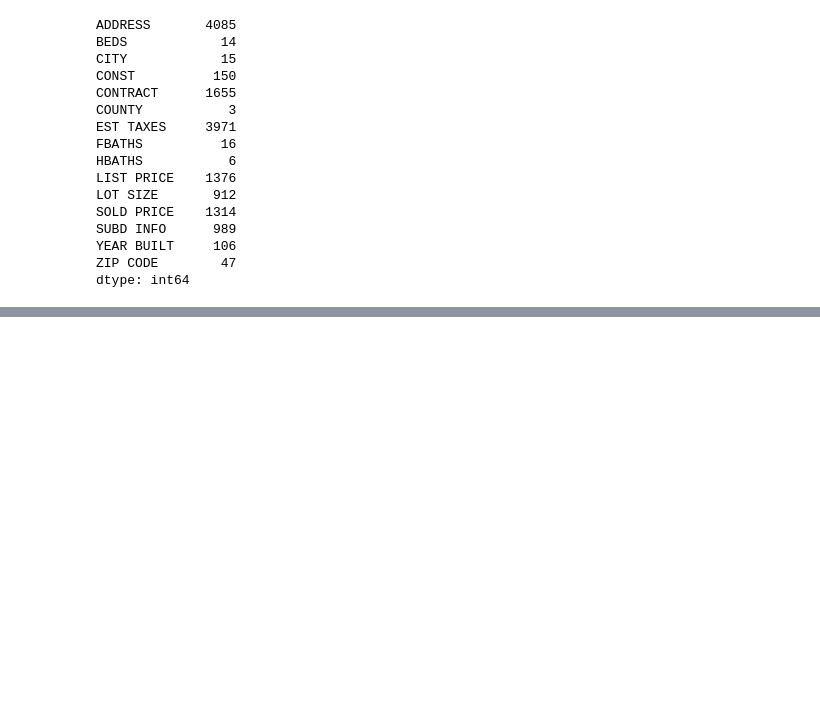
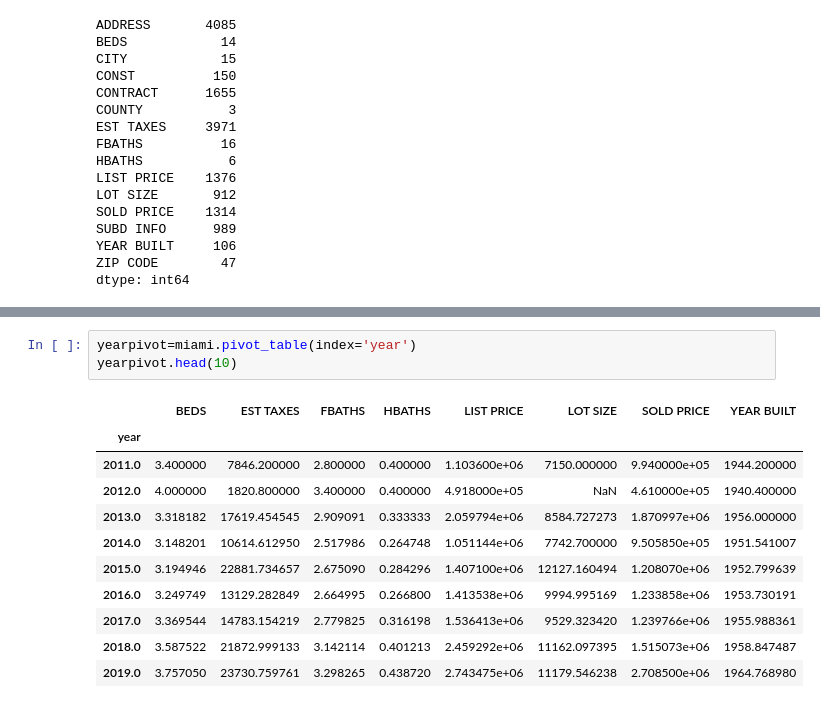
Before and after one commit to talalgedeon/Big-Data-Project, a Jupyter notebook: Miami Real Estate/Real Estate Data.ipynb, the cells around one changed output, grey strips where cells are left out. Drawn from its saved outputs; the diff is of its cells as text; blank space fills up the shorter version.

```diff
--- a/Miami Real Estate/Real Estate Data.ipynb
+++ b/Miami Real Estate/Real Estate Data.ipynb
@@ -207,0 +218,15 @@ miami.head()
+# %%
+yearpivot=miami.pivot_table(index='year')
+yearpivot.head(10)
+# %% [output]
+|  | BEDS | EST TAXES | FBATHS | HBATHS | LIST PRICE | LOT SIZE | SOLD PRICE | YEAR BUILT |
+| year |  |  |  |  |  |  |  |  |
+| 2011.0 | 3.400000 | 7846.200000 | 2.800000 | 0.400000 | 1.103600e+06 | 7150.000000 | 9.940000e+05 | 1944.200000 |
+| 2012.0 | 4.000000 | 1820.800000 | 3.400000 | 0.400000 | 4.918000e+05 | NaN | 4.610000e+05 | 1940.400000 |
+| 2013.0 | 3.318182 | 17619.454545 | 2.909091 | 0.333333 | 2.059794e+06 | 8584.727273 | 1.870997e+06 | 1956.000000 |
+| 2014.0 | 3.148201 | 10614.612950 | 2.517986 | 0.264748 | 1.051144e+06 | 7742.700000 | 9.505850e+05 | 1951.541007 |
+| 2015.0 | 3.194946 | 22881.734657 | 2.675090 | 0.284296 | 1.407100e+06 | 12127.160494 | 1.208070e+06 | 1952.799639 |
+| 2016.0 | 3.249749 | 13129.282849 | 2.664995 | 0.266800 | 1.413538e+06 | 9994.995169 | 1.233858e+06 | 1953.730191 |
+| 2017.0 | 3.369544 | 14783.154219 | 2.779825 | 0.316198 | 1.536413e+06 | 9529.323420 | 1.239766e+06 | 1955.988361 |
+| 2018.0 | 3.587522 | 21872.999133 | 3.142114 | 0.401213 | 2.459292e+06 | 11162.097395 | 1.515073e+06 | 1958.847487 |
+| 2019.0 | 3.757050 | 23730.759761 | 3.298265 | 0.438720 | 2.743475e+06 | 11179.546238 | 2.708500e+06 | 1964.768980 |
```
Also changed, not shown: parts of 24 cells of this notebook, 5 other files.
